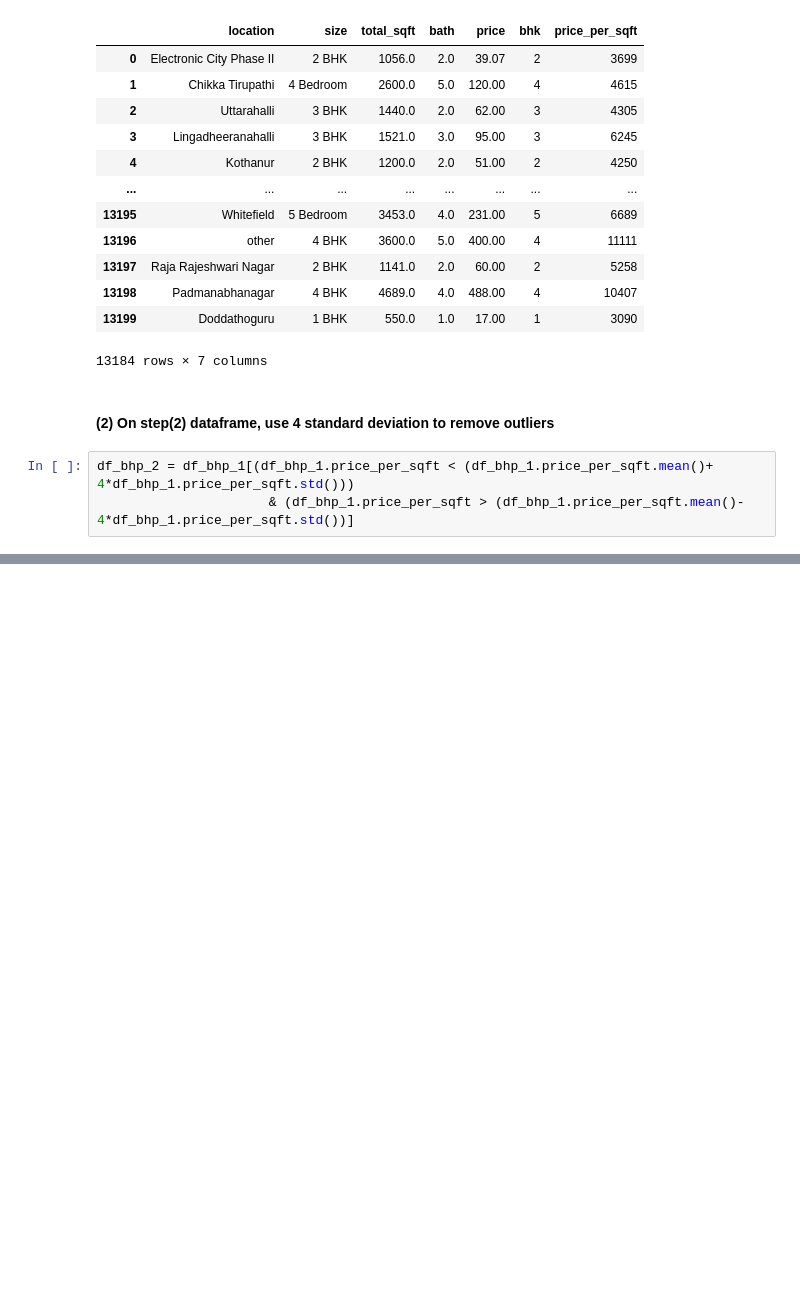
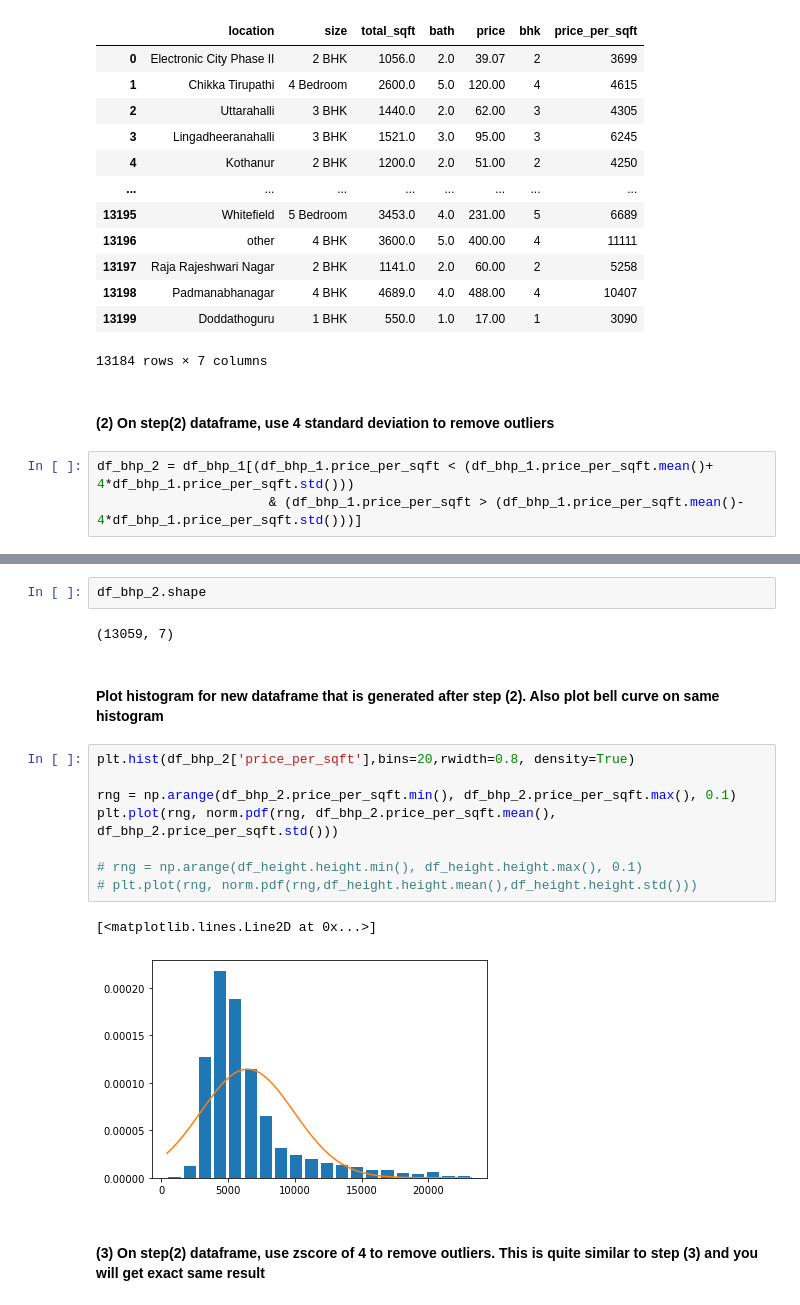
Before and after one commit to rhodapang/Python-Project, a Jupyter notebook: Data Science Feature Engineering by Python.ipynb, the cells around one changed output, grey strips where cells are left out. Drawn from its saved outputs; the diff is of its cells as text; blank space fills up the shorter version.

```diff
--- a/Data Science Feature Engineering by Python.ipynb
+++ b/Data Science Feature Engineering by Python.ipynb
@@ -406,4 +406,4 @@ df_bhp_1
 #### (2) On step(2) dataframe, use 4 standard deviation to remove outliers
 # %%
 df_bhp_2 = df_bhp_1[(df_bhp_1.price_per_sqft < (df_bhp_1.price_per_sqft.mean()+ 4*df_bhp_1.price_per_sqft.std()))
-                      & (df_bhp_1.price_per_sqft > (df_bhp_1.price_per_sqft.mean()- 4*df_bhp_1.price_per_sqft.std())]
+                      & (df_bhp_1.price_per_sqft > (df_bhp_1.price_per_sqft.mean()- 4*df_bhp_1.price_per_sqft.std()))]
@@ -411,0 +410,19 @@ SyntaxError: closing parenthesis ']' does not match opening parenthesis '(' (<ip
+# %%
+df_bhp_2.shape
+# %% [output]
+(13059, 7)
+# %% [markdown]
+#### Plot histogram for new dataframe that is generated after step (2). Also plot bell curve on same histogram
+# %%
+plt.hist(df_bhp_2['price_per_sqft'],bins=20,rwidth=0.8, density=True)
+
+rng = np.arange(df_bhp_2.price_per_sqft.min(), df_bhp_2.price_per_sqft.max(), 0.1)
+plt.plot(rng, norm.pdf(rng, df_bhp_2.price_per_sqft.mean(), df_bhp_2.price_per_sqft.std()))
+
+# rng = np.arange(df_height.height.min(), df_height.height.max(), 0.1)
+# plt.plot(rng, norm.pdf(rng,df_height.height.mean(),df_height.height.std()))
+# %% [output]
+[<matplotlib.lines.Line2D at 0x...>]
+[figure, added]
+# %% [markdown]
+#### (3) On step(2) dataframe, use zscore of 4 to remove outliers. This is quite similar to step (3) and you will get exact same result
```
Also changed, not shown: parts of 4 cells of this notebook.
